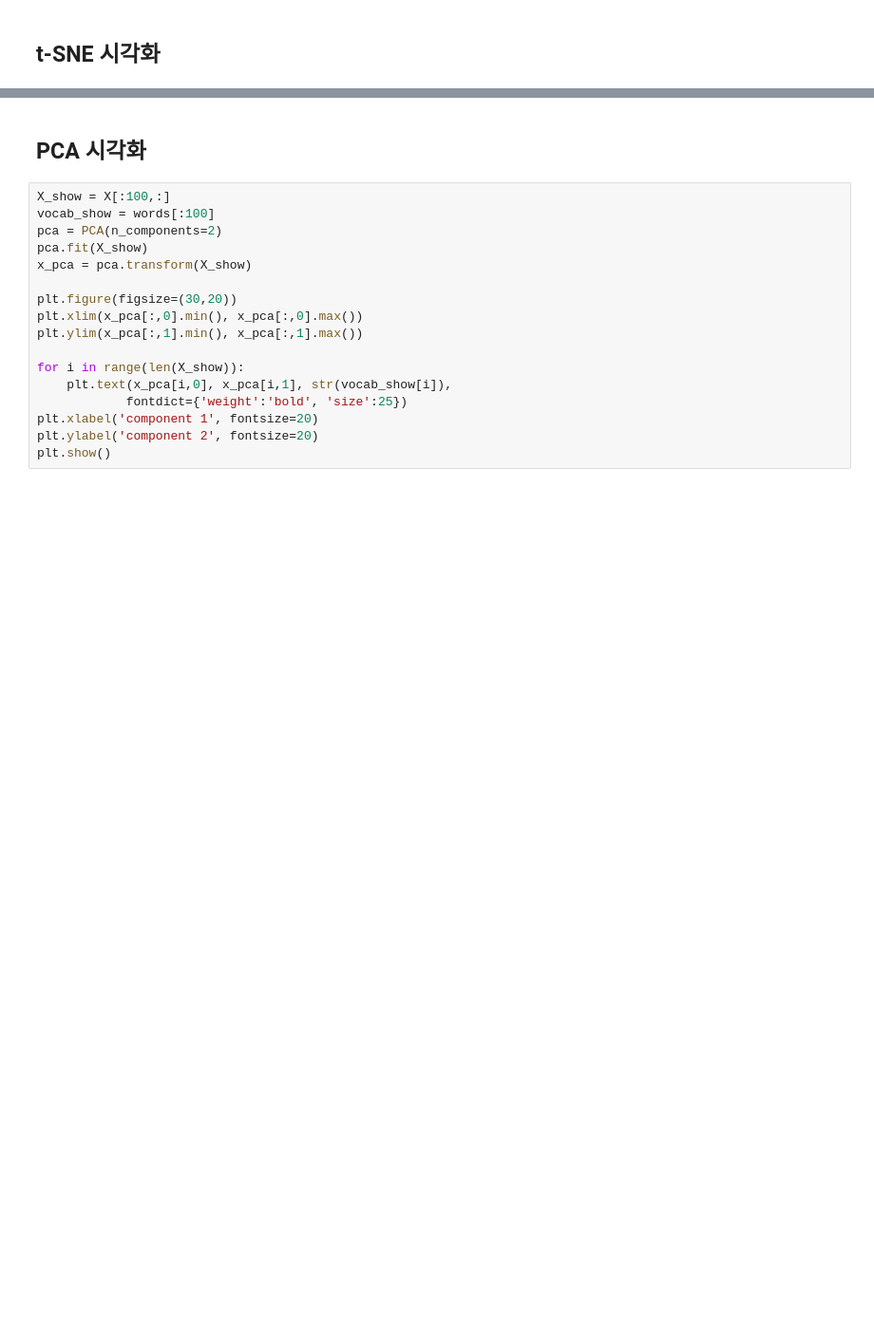
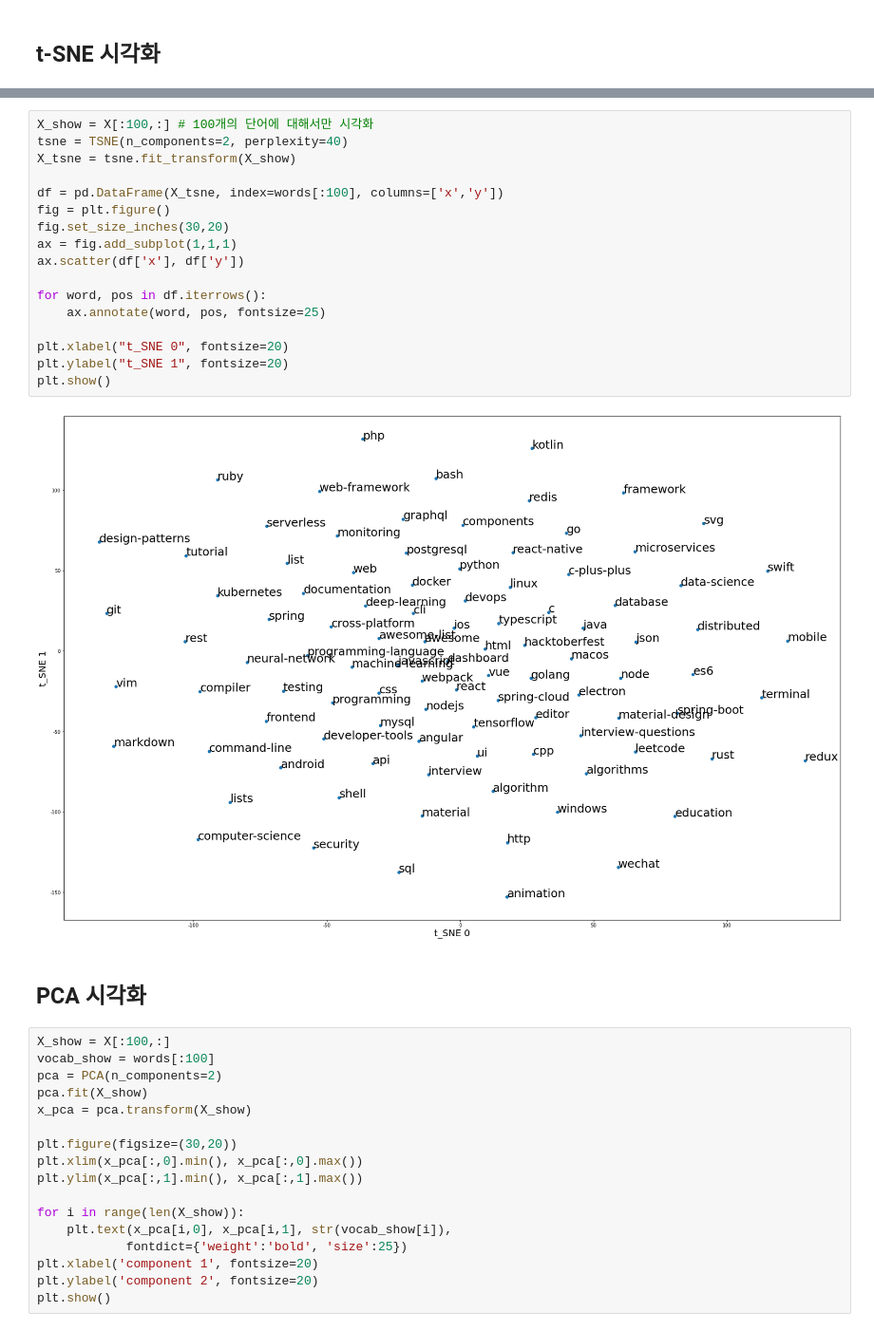
Before and after one commit to park1997/GitHub_Crawling_TextMining_Project, a Jupyter notebook: ParkYoungWoong/github_W2V.ipynb, the cells around one changed output, grey strips where cells are left out. Shown at 95% size. Drawn from its saved outputs; the diff is of its cells as text; blank space fills up the shorter version.

```diff
--- a/ParkYoungWoong/github_W2V.ipynb
+++ b/ParkYoungWoong/github_W2V.ipynb
@@ -167,3 +183,22 @@ plt.show()
+# %%
+X_show = X[:100,:] # 100개의 단어에 대해서만 시각화
+tsne = TSNE(n_components=2, perplexity=40)
+X_tsne = tsne.fit_transform(X_show)
+
+df = pd.DataFrame(X_tsne, index=words[:100], columns=['x','y'])
+fig = plt.figure()
+fig.set_size_inches(30,20)
+ax = fig.add_subplot(1,1,1)
+ax.scatter(df['x'], df['y'])
+
+for word, pos in df.iterrows():
+    ax.annotate(word, pos, fontsize=25)
+
+plt.xlabel("t_SNE 0", fontsize=20)
+plt.ylabel("t_SNE 1", fontsize=20)
+plt.show()
+# %% [output]
+[figure, added]
 # %% [markdown]
 ## PCA 시각화
 # %%
```
Also changed, not shown: parts of 2 cells of this notebook, 1 other file.
